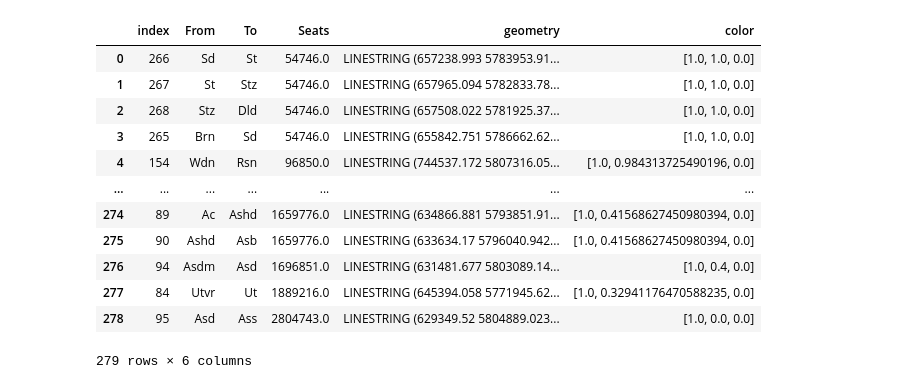
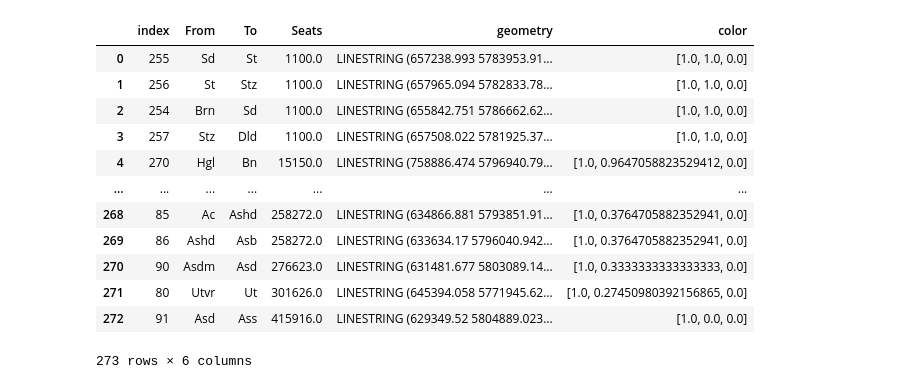
Before and after one commit to mathijsmarkus/python_group_assignment, a Jupyter notebook: Hoofd Notebook.ipynb, the cells around one changed output. Cells and saved outputs as stored; diff of their text form; code cells hidden in the pictures.

```diff
--- a/Hoofd Notebook.ipynb
+++ b/Hoofd Notebook.ipynb
@@ -39,7 +40,7 @@ def API_Request(Stations, SubscriptionKey):
 def SeatSorter(TrainServicesData, TrainTravelData):
     # Inladen CSV's met alle NS treindiensten en de reizigers data
     TrainServices = pd.read_csv(TrainServicesData, delimiter = ';')
-    TrainTravelData = pd.read_csv(TrainTravelData)
+
 
     # Dictionary maken met per treinserie een dataframe met ieder stukje tussen stations er in
     dataframes_dict = {}
@@ -161,3 +177,7 @@ TravelData.to_csv('TravelData.csv')
 # %%
 #Sort seats according to the provided travel data en the known existing trainservices
-SortedSeats = SeatSorter('TrainServices.csv', 'TravelData.csv')
+TrainTravelData = pd.read_csv('TravelData.csv', index_col=0)
+TrainTravelData2 = TrainTravelData[TrainTravelData['OperatingDay'] == '2024-10-07'].reset_index(drop=True)
+display(TrainTravelData)
+display(TrainTravelData2)
+SortedSeats = SeatSorter('TrainServices.csv', TrainTravelData2)
@@ -189,7 +236,6 @@ for i in SortedSeats.keys():
             df = pd.concat([df, new_row], ignore_index=True)
 # %%
 display(df)
-#df[:285].to_csv('SeatsPerTrajectory.csv')
-df = df[:279]
+df.to_csv('SeatsPerTrajectory2024-10-07.csv')
 # %% [output]
 |  | From | To | Seats |
@@ -298,17 +360,17 @@ plt.show()
 # %%
 display(df)
-df.to_csv('PlotDataHeleWeek.csv')
+df.to_csv('PlotData2024-10-07.csv')
 # %% [output]
 |  | index | From | To | Seats | geometry | color |
-| 0 | 266 | Sd | St | 54746.0 | LINESTRING (657238.993 5783953.91... | [1.0, 1.0, 0.0] |
-| 1 | 267 | St | Stz | 54746.0 | LINESTRING (657965.094 5782833.78... | [1.0, 1.0, 0.0] |
-| 2 | 268 | Stz | Dld | 54746.0 | LINESTRING (657508.022 5781925.37... | [1.0, 1.0, 0.0] |
-| 3 | 265 | Brn | Sd | 54746.0 | LINESTRING (655842.751 5786662.62... | [1.0, 1.0, 0.0] |
-| 4 | 154 | Wdn | Rsn | 96850.0 | LINESTRING (744537.172 5807316.05... | [1.0, 0.984313725490196, 0.0] |
+| 0 | 255 | Sd | St | 1100.0 | LINESTRING (657238.993 5783953.91... | [1.0, 1.0, 0.0] |
+| 1 | 256 | St | Stz | 1100.0 | LINESTRING (657965.094 5782833.78... | [1.0, 1.0, 0.0] |
+| 2 | 254 | Brn | Sd | 1100.0 | LINESTRING (655842.751 5786662.62... | [1.0, 1.0, 0.0] |
+| 3 | 257 | Stz | Dld | 1100.0 | LINESTRING (657508.022 5781925.37... | [1.0, 1.0, 0.0] |
+| 4 | 270 | Hgl | Bn | 15150.0 | LINESTRING (758886.474 5796940.79... | [1.0, 0.9647058823529412, 0.0] |
 | ... | ... | ... | ... | ... | ... | ... |
-| 274 | 89 | Ac | Ashd | 1659776.0 | LINESTRING (634866.881 5793851.91... | [1.0, 0.41568627450980394, 0.0] |
-| 275 | 90 | Ashd | Asb | 1659776.0 | LINESTRING (633634.17 5796040.942... | [1.0, 0.41568627450980394, 0.0] |
-| 276 | 94 | Asdm | Asd | 1696851.0 | LINESTRING (631481.677 5803089.14... | [1.0, 0.4, 0.0] |
-| 277 | 84 | Utvr | Ut | 1889216.0 | LINESTRING (645394.058 5771945.62... | [1.0, 0.32941176470588235, 0.0] |
-| 278 | 95 | Asd | Ass | 2804743.0 | LINESTRING (629349.52 5804889.023... | [1.0, 0.0, 0.0] |
+| 268 | 85 | Ac | Ashd | 258272.0 | LINESTRING (634866.881 5793851.91... | [1.0, 0.3764705882352941, 0.0] |
+| 269 | 86 | Ashd | Asb | 258272.0 | LINESTRING (633634.17 5796040.942... | [1.0, 0.3764705882352941, 0.0] |
+| 270 | 90 | Asdm | Asd | 276623.0 | LINESTRING (631481.677 5803089.14... | [1.0, 0.3333333333333333, 0.0] |
+| 271 | 80 | Utvr | Ut | 301626.0 | LINESTRING (645394.058 5771945.62... | [1.0, 0.27450980392156865, 0.0] |
+| 272 | 91 | Asd | Ass | 415916.0 | LINESTRING (629349.52 5804889.023... | [1.0, 0.0, 0.0] |
-279 rows × 6 columns
+273 rows × 6 columns
```
Also changed, not shown: parts of 6 cells of this notebook.
